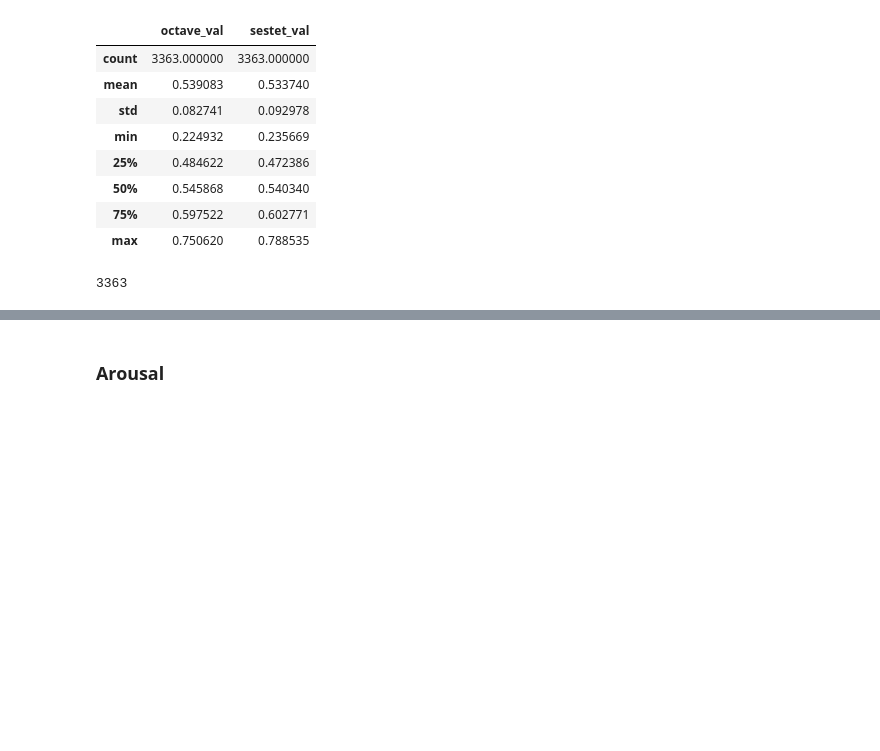
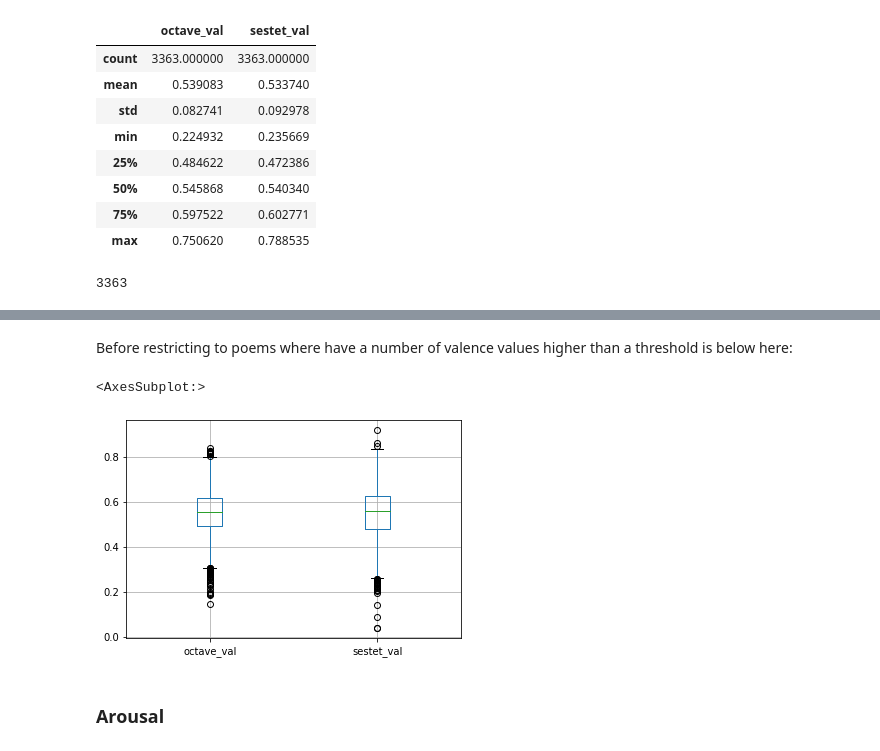
Before and after one commit to pruizf/rhyme-within-reason, a Jupyter notebook: scripts/annotation/analysis.ipynb, the cells around one changed output, grey strips where cells are left out. Drawn from its saved outputs; the diff is of its cells as text; code cells hidden in the pictures; blank space fills up the shorter version.

```diff
--- a/scripts/annotation/analysis.ipynb
+++ b/scripts/annotation/analysis.ipynb
@@ -368,3 +405,10 @@ len(merge_bin_val)
+# %% [markdown]
+Before restricting to poems where have a number of valence values higher than a threshold is below here:
+# %%
+os_groups_cont.boxplot(column=['octave_val', 'sestet_val'])
+# %% [output]
+<AxesSubplot:>
+[figure, added]
 # %% [markdown]
 ### Arousal
 # %%
```
Also changed, not shown: parts of 8 cells of this notebook.
